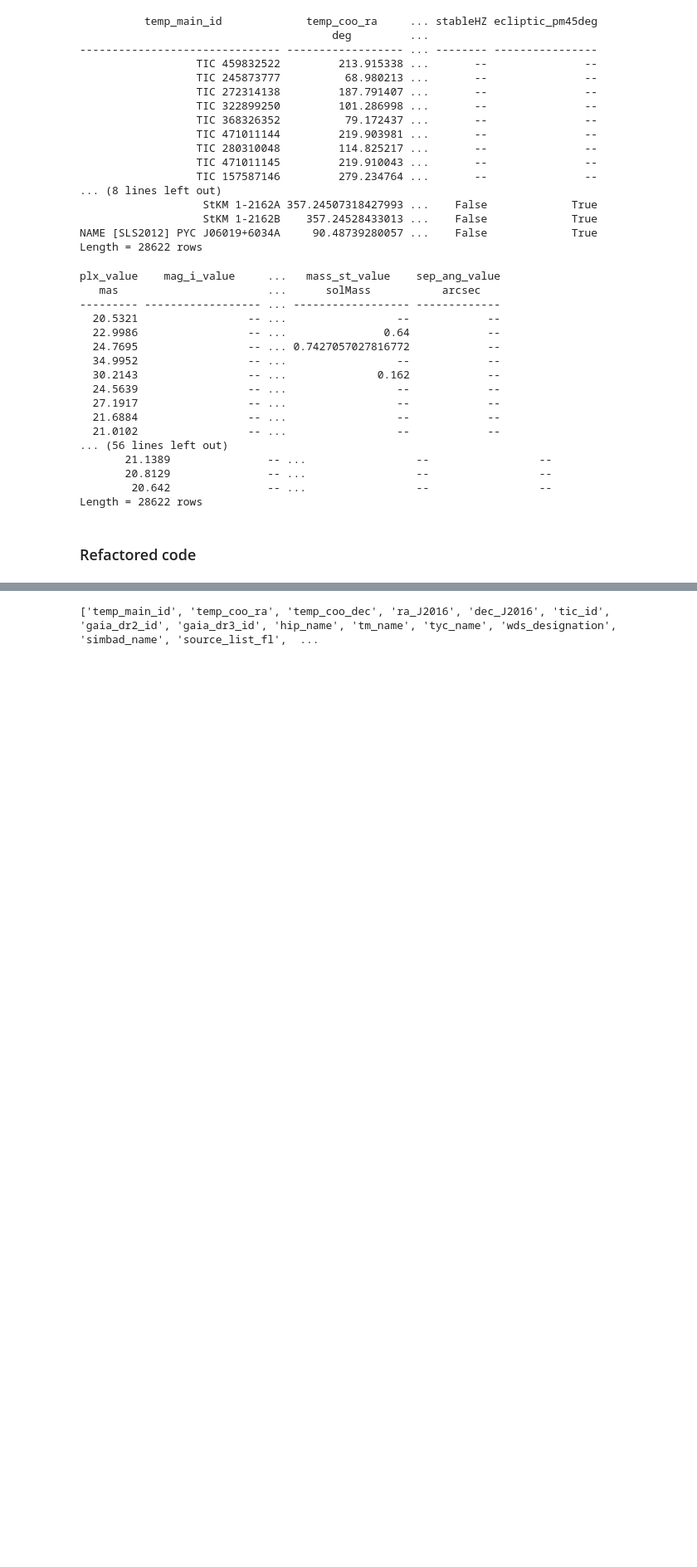
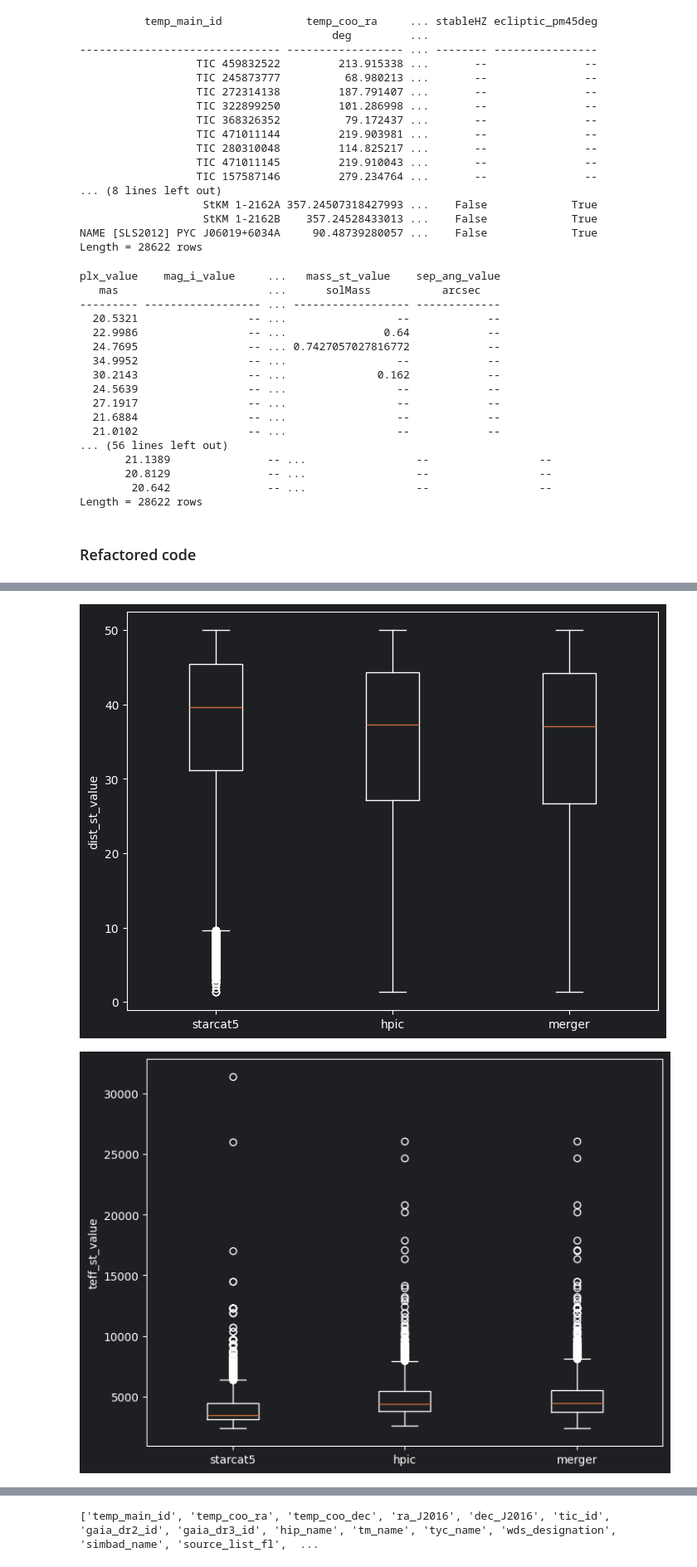
Before and after one commit to fmenti/life_td, a Jupyter notebook: data_generation/life_td_data_generation/catalog/starcat5_merger/NewProject.ipynb, the cells around one changed output, grey strips where cells are left out. Shown at 83% size. Saved outputs shown, nothing was run; the diff lists cells and outputs as text; code cells hidden in the pictures; blank space fills up the shorter version.

Commit message:
trying  to bugfis merger function by adding new functions and prints

```diff
--- a/data_generation/life_td_data_generation/catalog/starcat5_merger/NewProject.ipynb
+++ b/data_generation/life_td_data_generation/catalog/starcat5_merger/NewProject.ipynb
@@ -208,6 +225,6 @@ Length = 28622 rows
 # %%
-from catalog.starcat5_merger.merger import hpic_merger
-catalog = hpic_merger()
+catalog, pre_merge_starcat, starcat5, pre_merge_hpic, float_colnames, starcat5_in_hpic = merger.hpic_merger()
+# still something going wrong, LP  137-54 should be in the "is in hpic" sample not other.
 # %% [output]
 radius:  103.43301245378981
 [figure]
@@ -240,0 +290,3 @@ Length = 28819 rows
+# %%
+merger.merger_analysis(pre_merge_hpic, starcat5,catalog,float_colnames)
+# %% [output]
@@ -240,0 +298,2 @@ Length = 28819 rows
+[figure, added]
+[figure, added]
```
Also changed, not shown: parts of 15 cells of this notebook, 1 other file.
